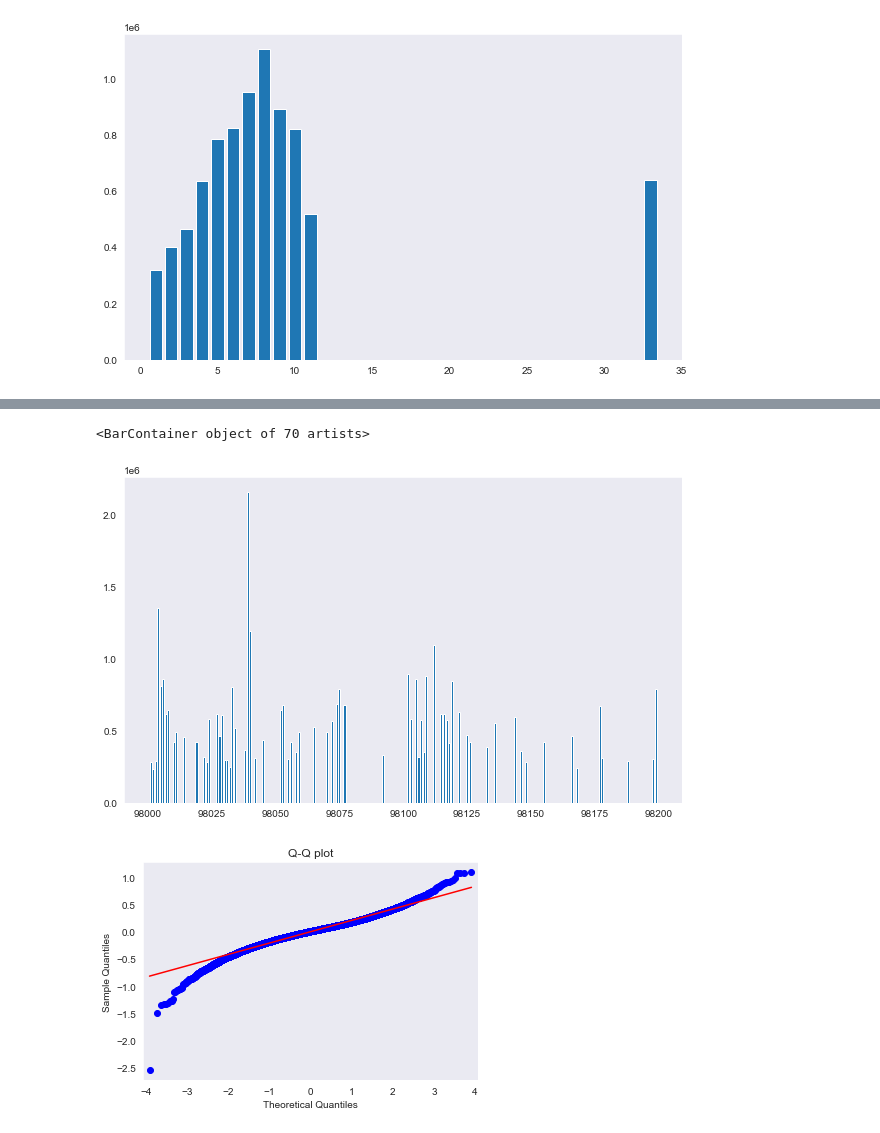
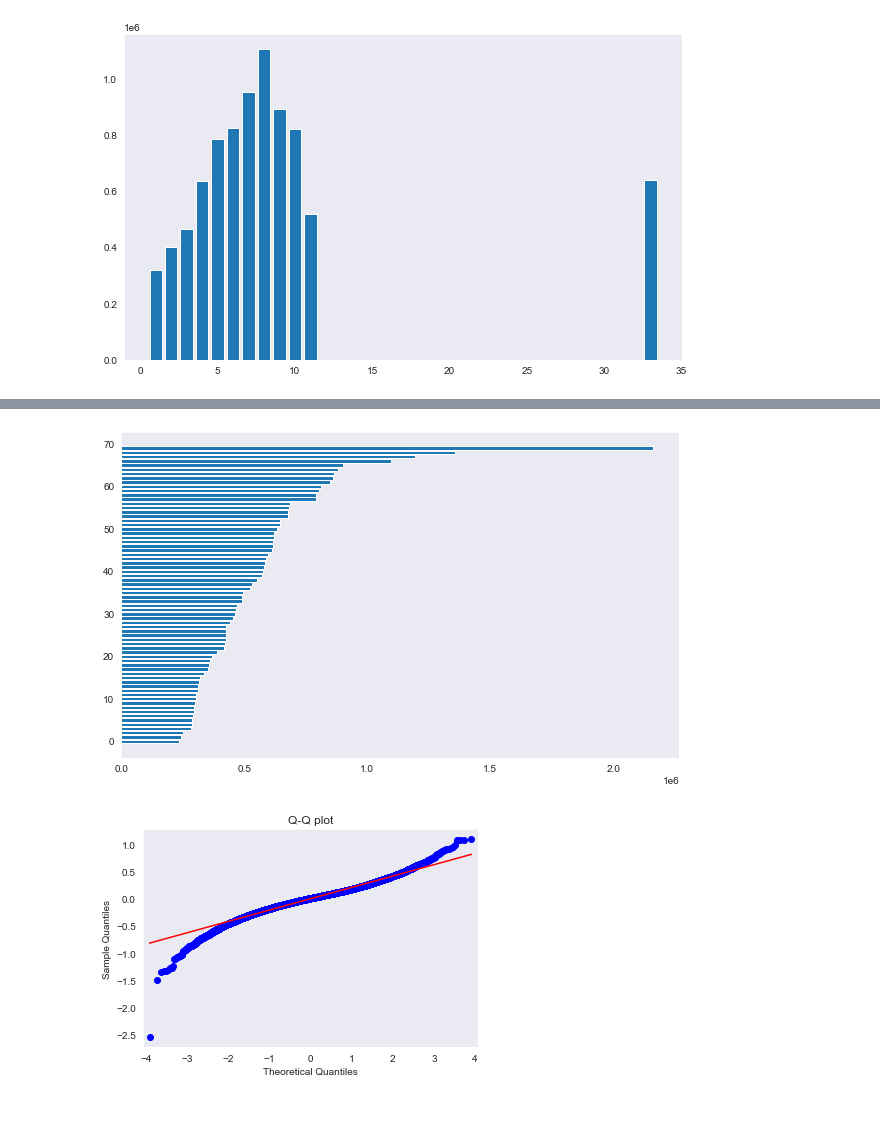
Before and after one commit to kangjw1208/King-Country-Real-Estate, a Jupyter notebook: Final-Copy-DB-vis.ipynb, the cells around one changed output, grey strips where cells are left out. Saved outputs shown, nothing was run; the diff lists cells and outputs as text; code cells hidden in the pictures.

```diff
--- a/Final-Copy-DB-vis.ipynb
+++ b/Final-Copy-DB-vis.ipynb
@@ -808,0 +821,3 @@ zipcode_df.sort_values(by = 'price', ascending = True, inplace=True)
+# %%
+zipcode_df = zipcode_df.reset_index()
+zipcode_df
@@ -809,11 +838,11 @@ zipcode_df.sort_values(by = 'price', ascending = True, inplace=True)
 # %%
 zipcode_fig, ax = plt.subplots(figsize=(10,6))
 sns.set_style("dark")
 
-plt.bar(zipcode_df['zipcode'], zipcode_df['price'])
+plt.barh(zipcode_df.index, zipcode_df['price'])
+ax.ticklabel_format(style='plain', axis = 'y');
 # %% [output]
-<BarContainer object of 70 artists>
-[figure, old version]
+[figure, new version]
 # %%
 sm.ProbPlot(model_ols_8.resid).qqplot(line='s');
 plt.title('Q-Q plot');
```
Also changed, not shown: parts of 6 cells of this notebook, 1 other file.
